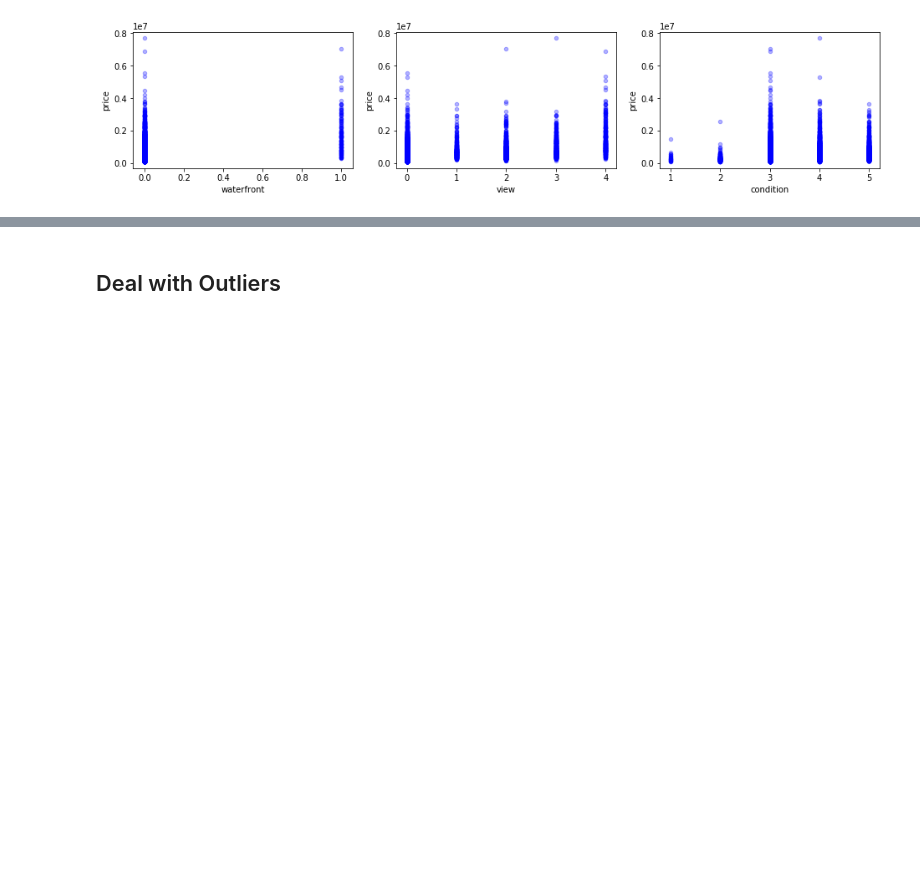
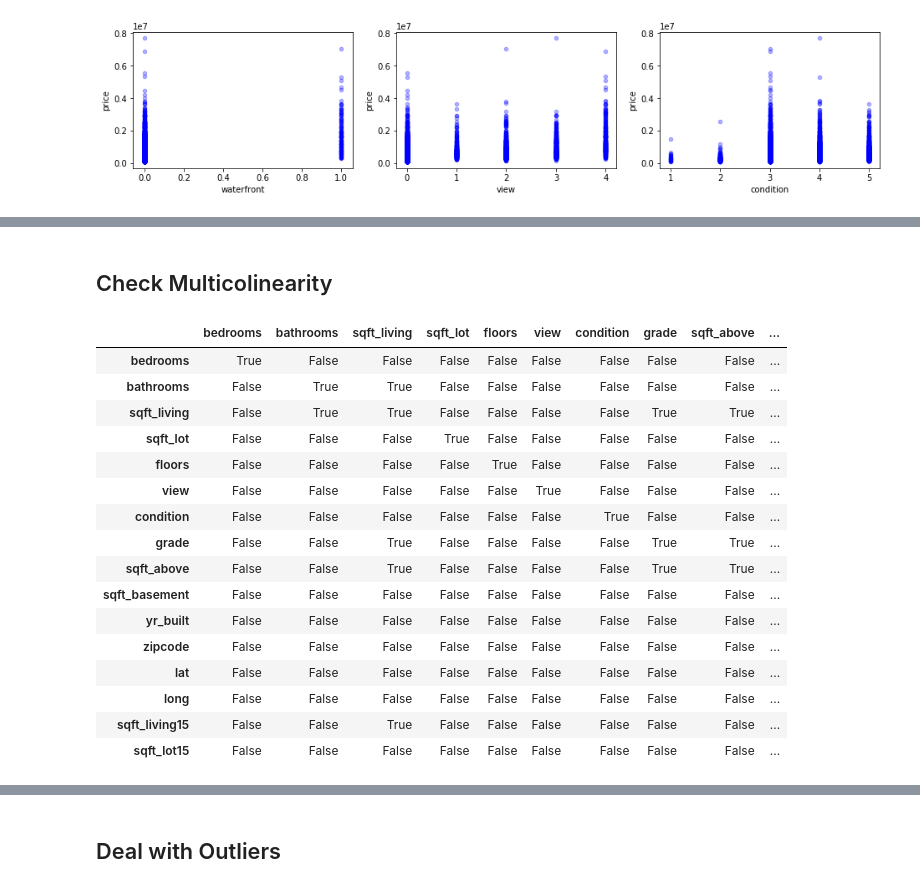
Before and after one commit to bonniema/housepriceprediction-multipleregression, a Jupyter notebook: project-exploration.ipynb, the cells around one changed output, grey strips where cells are left out. Drawn from its saved outputs; the diff is of its cells as text; code cells hidden in the pictures; blank space fills up the shorter version.

```diff
--- a/project-exploration.ipynb
+++ b/project-exploration.ipynb
@@ -224,0 +264,27 @@ plt.show()
+# %% [markdown]
+## Check Multicolinearity
+# %%
+## Check Multicolinearity
+
+kcdata_set = kcdata.iloc[:,3:-1]
+kcdata_set.head()
+kcdata_set.corr()
+abs(kcdata_set.corr()) > 0.75
+# %% [output]
+|  | bedrooms | bathrooms | sqft_living | sqft_lot | floors | view | condition | grade | sqft_above | ... |
+| bedrooms | True | False | False | False | False | False | False | False | False | ... |
+| bathrooms | False | True | True | False | False | False | False | False | False | ... |
+| sqft_living | False | True | True | False | False | False | False | True | True | ... |
+| sqft_lot | False | False | False | True | False | False | False | False | False | ... |
+| floors | False | False | False | False | True | False | False | False | False | ... |
+| view | False | False | False | False | False | True | False | False | False | ... |
+| condition | False | False | False | False | False | False | True | False | False | ... |
+| grade | False | False | True | False | False | False | False | True | True | ... |
+| sqft_above | False | False | True | False | False | False | False | True | True | ... |
+| sqft_basement | False | False | False | False | False | False | False | False | False | ... |
+| yr_built | False | False | False | False | False | False | False | False | False | ... |
+| zipcode | False | False | False | False | False | False | False | False | False | ... |
+| lat | False | False | False | False | False | False | False | False | False | ... |
+| long | False | False | False | False | False | False | False | False | False | ... |
+| sqft_living15 | False | False | True | False | False | False | False | False | False | ... |
+| sqft_lot15 | False | False | False | False | False | False | False | False | False | ... |
```
Also changed, not shown: parts of 21 cells of this notebook, 1 other file.
